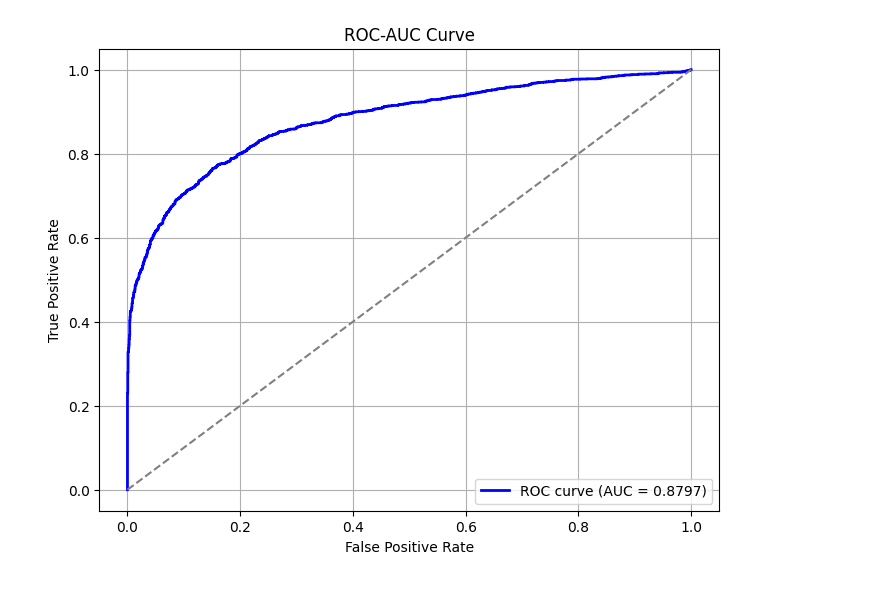
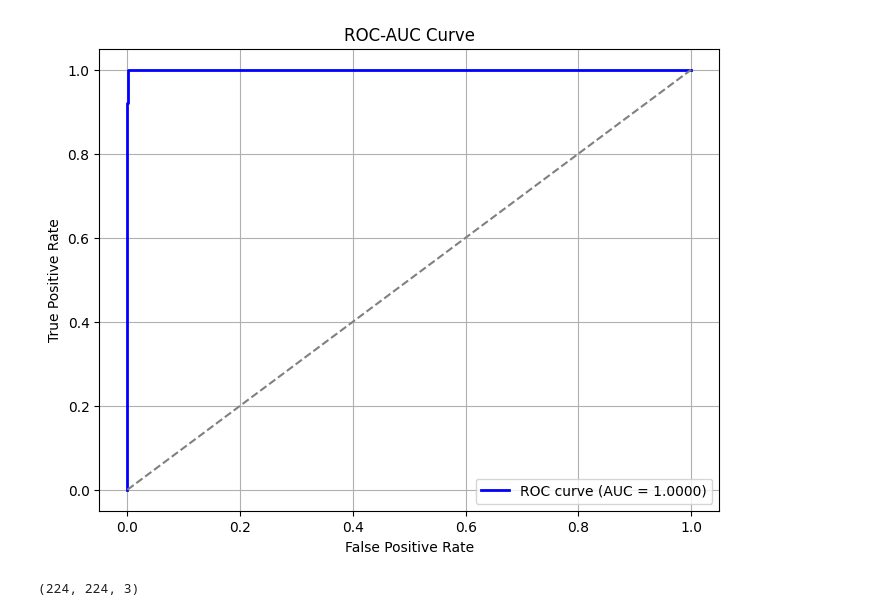
Before and after one commit to SrijitK10/DM-Net, a Jupyter notebook: testing.ipynb, the cells around one changed output. Saved outputs shown, nothing was run; the diff lists cells and outputs as text; code cells hidden in the pictures.

```diff
--- a/testing.ipynb
+++ b/testing.ipynb
@@ -14,9 +14,9 @@ from data import load_samples, data_generator
 
 # Suppress TensorFlow logs
 os.environ["TF_CPP_MIN_LOG_LEVEL"] = "2"
-def fft_layer(x):
-    x = tf.signal.fft2d(tf.cast(x, tf.complex64))
-    return tf.abs(x)
+# def fft_layer(x):
+#     x = tf.signal.fft2d(tf.cast(x, tf.complex64))
+#     return tf.abs(x)
 
 # Hyperparameters
 batch_size = 32
@@ -36,7 +36,7 @@ print(f"Number of test samples: {len(test_samples)}")
 test_generator = data_generator(test_samples, batch_size=batch_size,  num_classes=num_classes)
 
 # Load the trained model
-model = tf.keras.models.load_model("./models/DM_NET_DFT_FINAL.keras", custom_objects={"fft_layer": fft_layer})
+model = tf.keras.models.load_model("./models/DM_NET_PowerSpectra.keras")
 # model = tf.keras.models.load_model("./models/DM_NET_DCT_FINAL.keras")
 
     # Predict on test set
@@ -104,4 +104,4 @@ ROC-AUC Score: 0.8797
-[figure, old version]
+[figure, new version]
 # %%
 import tensorflow as tf
 import numpy as np
@@ -137,3 +137,8 @@ test_generator = data_generator(test_samples, batch_size=batch_size, img_size=im
 # Load the trained model
 model = tf.keras.models.load_model("./models/DM_NET2.keras")
 model.evaluate(test_generator, steps=len(test_samples))
+# %%
+arr =np.load('/Users/srijit/Documents/Projects Personal/FREQUENCY/DM-Net/ps/test/deepfake/0_real/ffhq1.npy' )
+print(arr.shape)
+# %% [output]
+(224, 224, 3)
```
Also changed, not shown: parts of 1 cell of this notebook, 6 other files.
